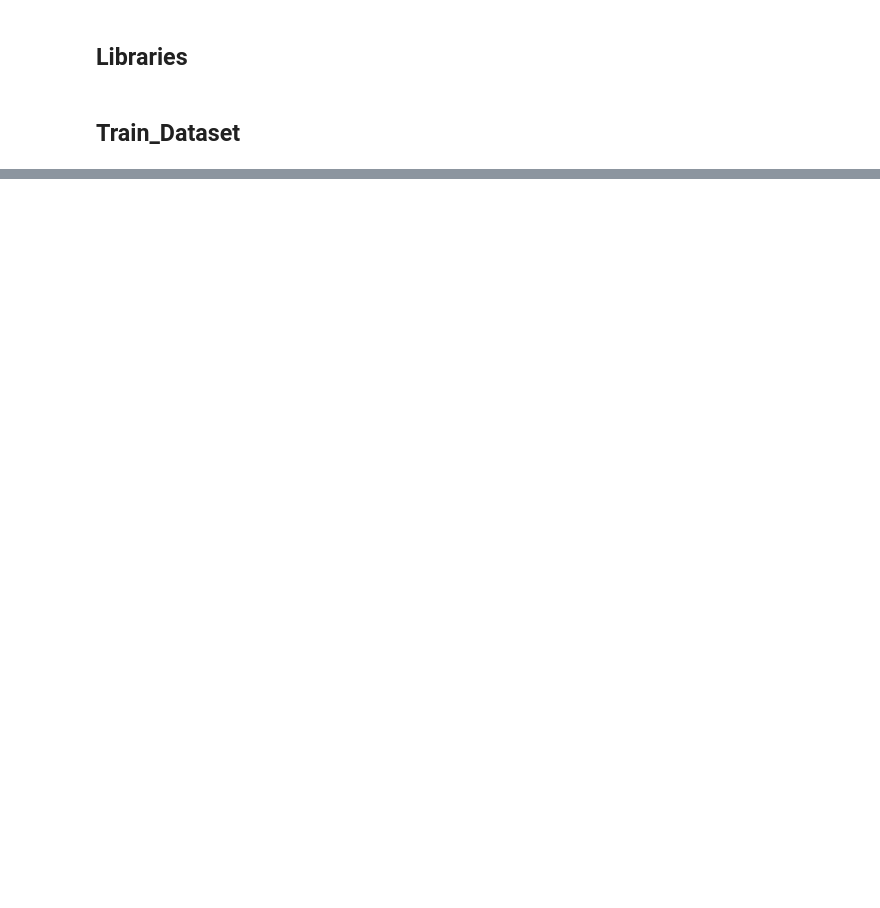
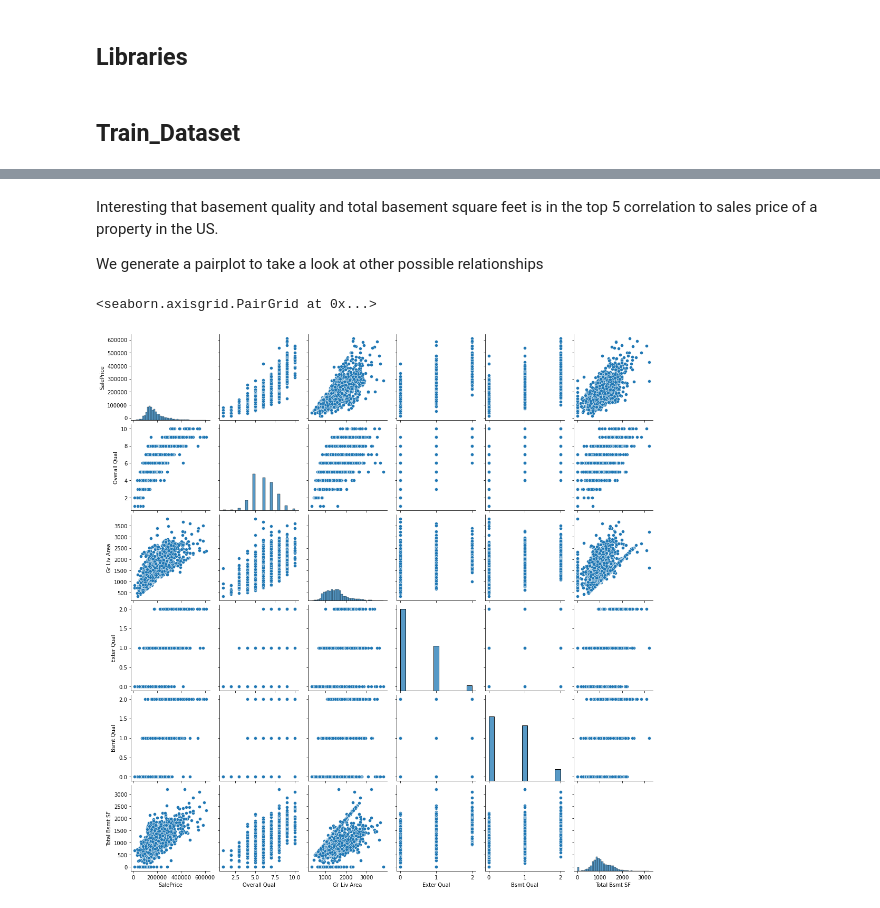
Before and after one commit to JoelTanSG/GA-DSIF4-Data-Science-Immersive-Projects, a Jupyter notebook: Project_2/code.ipynb, the cells around one changed output, grey strips where cells are left out. Drawn from its saved outputs; the diff is of its cells as text; code cells hidden in the pictures; blank space fills up the shorter version.

```diff
--- a/Project_2/code.ipynb
+++ b/Project_2/code.ipynb
@@ -195,0 +360,3 @@ df['Lot Frontage'][(df['Street'] == 'Grvl')].mean()
+# %%
+# Convert and feature engineer as above observation
+df_filtered_1 = clean_data_numerical(df_filtered_1)
@@ -195,0 +410,3 @@ df['Lot Frontage'][(df['Street'] == 'Grvl')].mean()
+# %%
+#Fill numerical null values
+df_filtered_1 = clean_null_num(df_filtered_1)
@@ -195,0 +425,10 @@ df['Lot Frontage'][(df['Street'] == 'Grvl')].mean()
+# %% [markdown]
+Interesting that basement quality and total basement square feet is in the top 5 correlation to sales price of a property in the US.
+
+We generate a pairplot to take a look at other possible relationships
+# %%
+top_5 = list(df_filtered_1.corr()['SalePrice'].sort_values(ascending=False).head(6).index)
+sns.pairplot(df_filtered_1[top_5]);
+# %% [output]
+<seaborn.axisgrid.PairGrid at 0x...>
+[figure, added]
```
Also changed, not shown: parts of 75 cells of this notebook.
